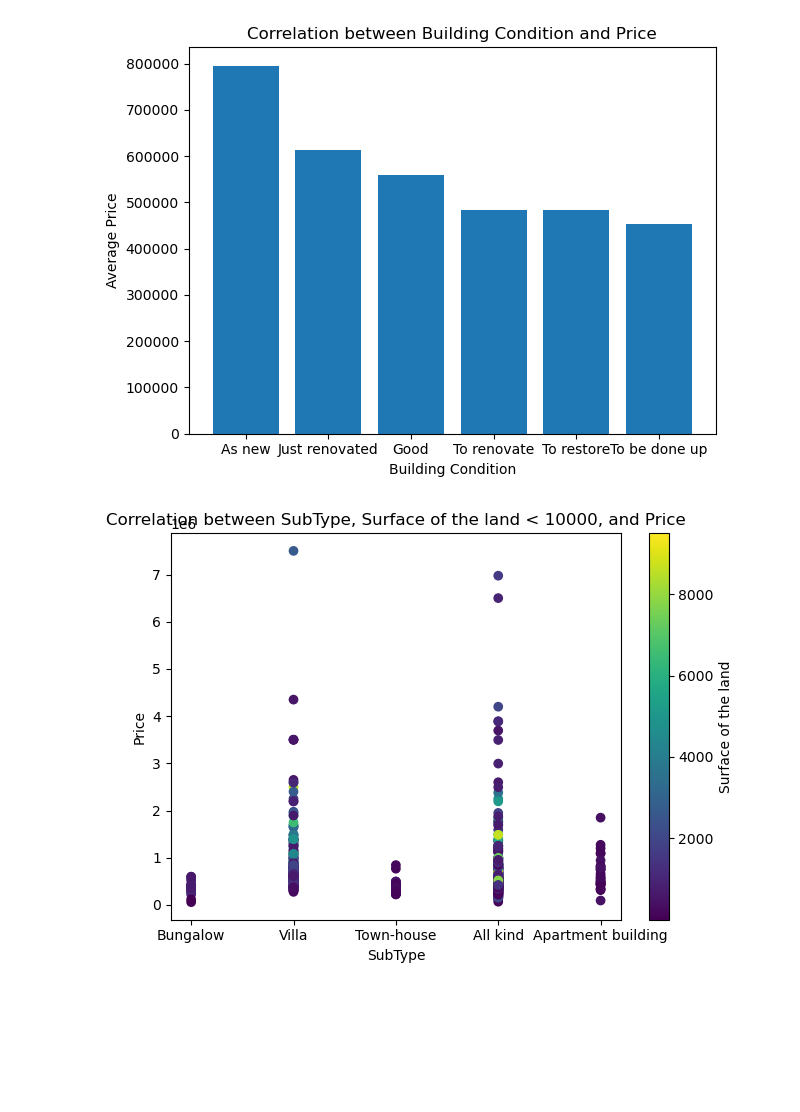
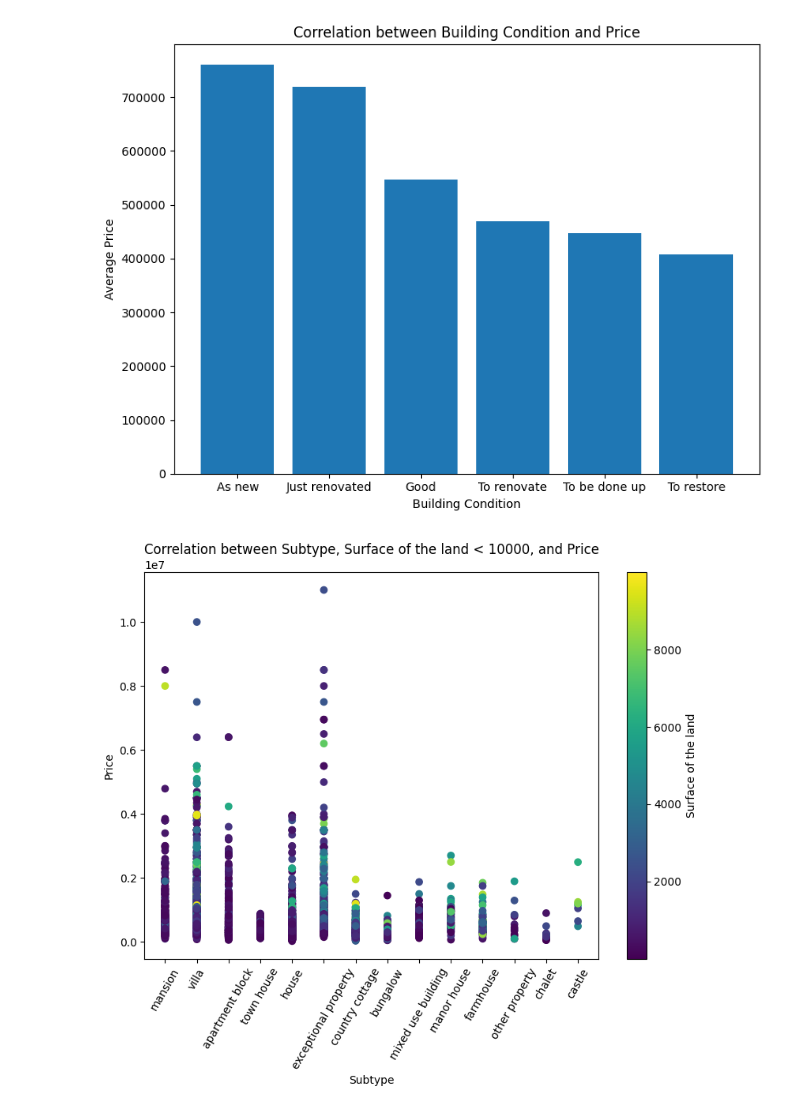
Before and after one commit to SaidKardic/challenge-data-analysis, a Jupyter notebook: Visualization_rag_Team.ipynb, the cells around one changed output. Saved outputs shown, nothing was run; the diff lists cells and outputs as text; code cells hidden in the pictures; blank space fills up the shorter version.

```diff
--- a/Visualization_rag_Team.ipynb
+++ b/Visualization_rag_Team.ipynb
@@ -7 +4,3 @@ df
+# %%
+df=pd.read_csv('updated_cleaned_data.csv')
 # %%
@@ -115,7 +98,4 @@ plt.show()
 # %%
-import pandas as pd
-import matplotlib.pyplot as plt
-
 building_price = df[['Building condition', 'Price (€)']]
 
 building_price = building_price.dropna()
@@ -124,6 +104,7 @@ avg_price = building_price.groupby('Building condition')['Price (€)'].mean().r
 
 avg_price = avg_price.sort_values('Price (€)', ascending=False)
 
+plt.figure(figsize=(8, 6))
 plt.bar(avg_price['Building condition'], avg_price['Price (€)'])
 plt.xlabel('Building Condition')
 plt.ylabel('Average Price')
@@ -131,24 +112,23 @@ plt.title('Correlation between Building Condition and Price')
 plt.tight_layout()
 plt.show()
 # %% [output]
-[figure, old version]
+[figure, new version]
 # %%
-import pandas as pd
-import matplotlib.pyplot as plt
-
 filtered_df = df[df['Surface of the plot (m²)'] < 10000]
 
-subtype_surface_price = filtered_df[['Type of building', 'Surface of the plot (m²)', 'Price (€)']]
+subtype_surface_price = filtered_df[['Subtype of Property', 'Surface of the plot (m²)', 'Price (€)']]
 
 subtype_surface_price = subtype_surface_price.dropna()
 
-plt.scatter(subtype_surface_price['Type of building'], subtype_surface_price['Price (€)'], c=subtype_surface_price['Surface of the plot (m²)'], cmap='viridis')
-plt.xlabel('SubType')
+plt.figure(figsize=(8, 6))
+plt.scatter(subtype_surface_price['Subtype of Property'], subtype_surface_price['Price (€)'], c=subtype_surface_price['Surface of the plot (m²)'], cmap='viridis')
+plt.xlabel('Subtype')
 plt.ylabel('Price')
-plt.title('Correlation between SubType, Surface of the land < 10000, and Price')
+plt.title('Correlation between Subtype, Surface of the land < 10000, and Price')
 plt.colorbar(label='Surface of the land')
 plt.tight_layout()
+plt.xticks(rotation=60)
 plt.show()
 # %% [output]
-[figure, old version]
+[figure, new version]
 # %%
```
Also changed, not shown: parts of 13 cells of this notebook, 2 other files.
